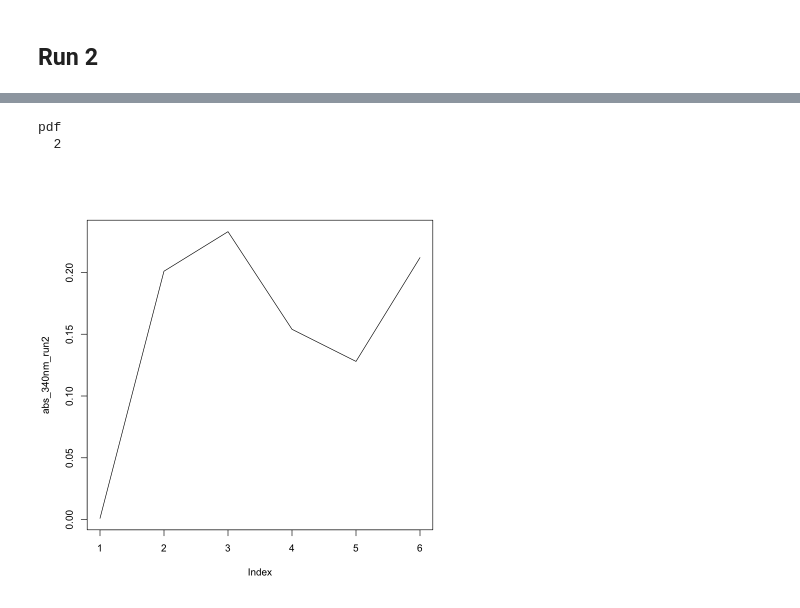
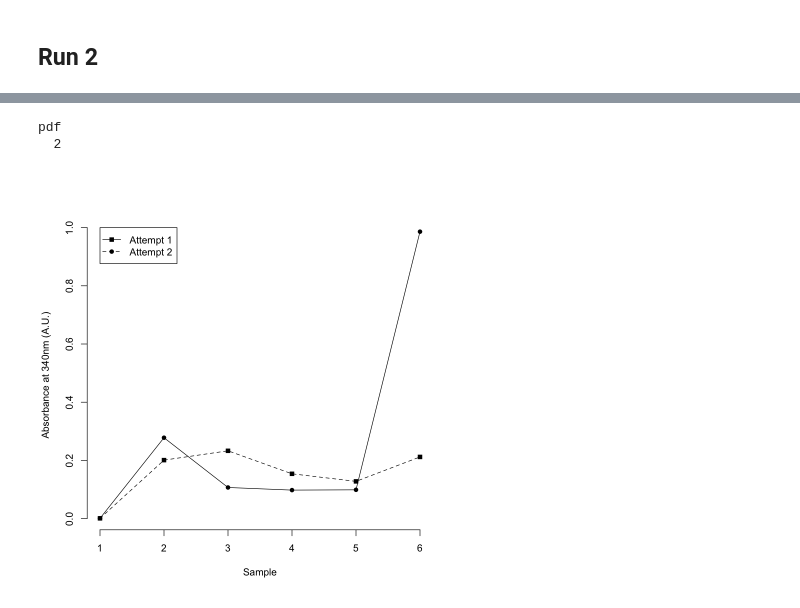
Before and after one commit to zrthxn/molbiolab, a Jupyter notebook: absorption.ipynb, the cells around one changed output, grey strips where cells are left out. Cells and saved outputs as stored; diff of their text form; code cells hidden in the pictures.

```diff
--- a/absorption.ipynb
+++ b/absorption.ipynb
@@ -90,9 +84,22 @@ abs_340nm_run2 = c(
     sample_5$Absorbance[sample_5$Wavelength == 340],
     sample_6$Absorbance[sample_6$Wavelength == 340]
 )
-plot(abs_340nm_run2, type="l")
-dev.print(png, 'resources/absorption_r2_340.png', width=500, height=500)
-# %% [output]
-pdf
-  2
-[figure, removed]
+# %%
+plot(abs_340nm_run1, type="l", frame=FALSE, xlab="Sample", ylab="Absorbance at 340nm (A.U.)")
+points(abs_340nm_run1, pch = 16)
+
+points(abs_340nm_run2, pch = 15)
+lines(abs_340nm_run2, lty=2)
+
+legend(1, 1, cex=1,
+       lty=c(1,2),
+       pch=c(15,16),
+       legend=c(
+           "Attempt 1",
+           "Attempt 2"
+        ))
+dev.print(png, 'resources/absorption_340.png', width=500, height=500)
+# %% [output]
+pdf
+  2
+[figure, added]
```
Also changed, not shown: parts of 8 cells of this notebook, 20 other files.
